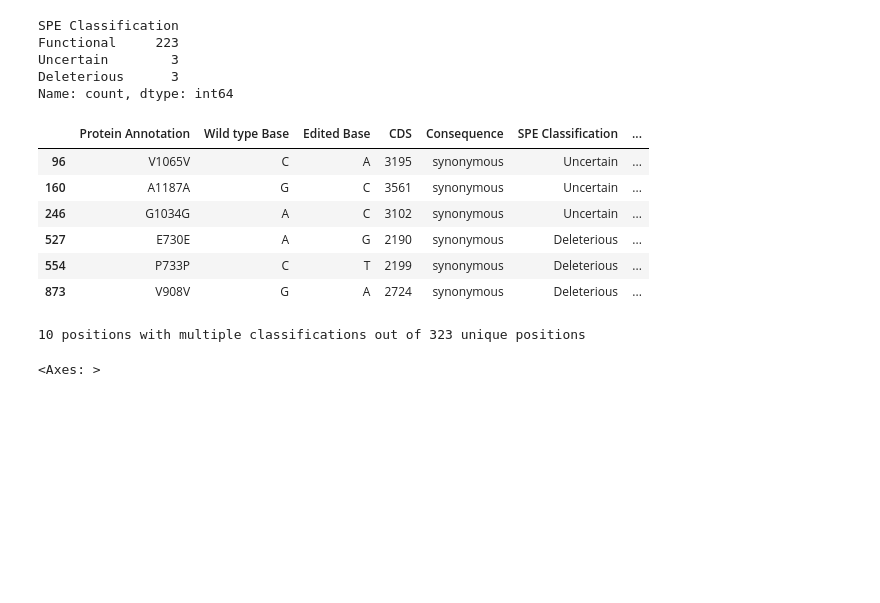
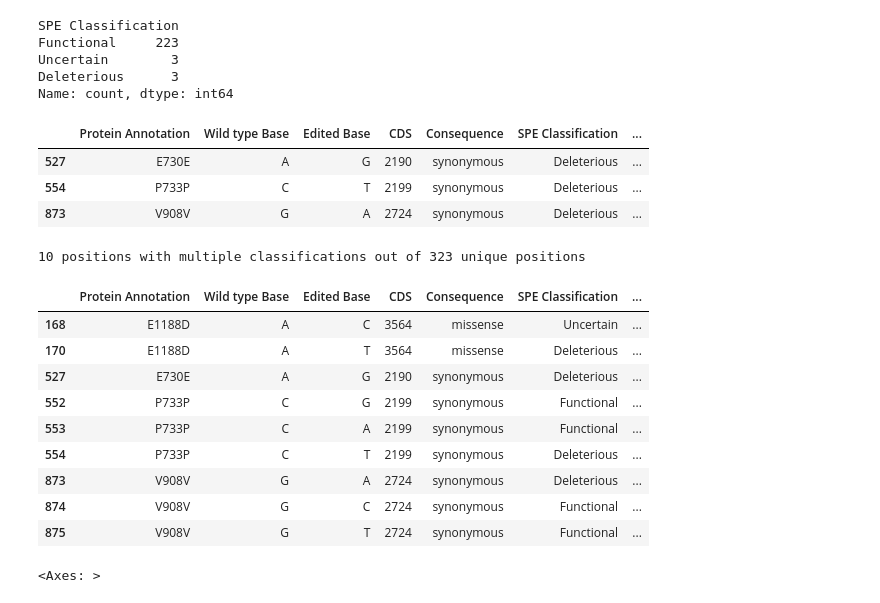
Before and after one commit to AnastasiyaKuznetsova/NPC1_fitness_score, a Jupyter notebook: EDA_RNA.ipynb, the cells around one changed output. Drawn from its saved outputs; the diff is of its cells as text; code cells hidden in the pictures; blank space fills up the shorter version.

```diff
--- a/EDA_RNA.ipynb
+++ b/EDA_RNA.ipynb
@@ -86,12 +86,9 @@ Uncertain        3
 Deleterious      3
 Name: count, dtype: int64
 # %%
-df[(df['Consequence'] == "synonymous") & (df['SPE Classification'].isin(["Deleterious", "Uncertain"]))]
+df[(df['Consequence'] == "synonymous") & (df['SPE Classification'].isin(["Deleterious"]))]
 # %% [output]
 |  | Protein Annotation | Wild type Base | Edited Base | CDS | Consequence | SPE Classification | ... |
-| 96 | V1065V | C | A | 3195 | synonymous | Uncertain | ... |
-| 160 | A1187A | G | C | 3561 | synonymous | Uncertain | ... |
-| 246 | G1034G | A | C | 3102 | synonymous | Uncertain | ... |
 | 527 | E730E | A | G | 2190 | synonymous | Deleterious | ... |
 | 554 | P733P | C | T | 2199 | synonymous | Deleterious | ... |
 | 873 | V908V | G | A | 2724 | synonymous | Deleterious | ... |
@@ -104,6 +103,19 @@ print(f"{len(mixed_pos)} positions with multiple classifications out of {len(df[
 #df[df['Protein Annotation'].isin(mixed_pos)]
 # %% [output]
 10 positions with multiple classifications out of 323 unique positions
+# %%
+df.loc[df['Protein Annotation'].isin(['E1188D', 'E730E', 'P733P', 'V908V']),:]
+# %% [output]
+|  | Protein Annotation | Wild type Base | Edited Base | CDS | Consequence | SPE Classification | ... |
+| 168 | E1188D | A | C | 3564 | missense | Uncertain | ... |
+| 170 | E1188D | A | T | 3564 | missense | Deleterious | ... |
+| 527 | E730E | A | G | 2190 | synonymous | Deleterious | ... |
+| 552 | P733P | C | G | 2199 | synonymous | Functional | ... |
+| 553 | P733P | C | A | 2199 | synonymous | Functional | ... |
+| 554 | P733P | C | T | 2199 | synonymous | Deleterious | ... |
+| 873 | V908V | G | A | 2724 | synonymous | Deleterious | ... |
+| 874 | V908V | G | C | 2724 | synonymous | Functional | ... |
+| 875 | V908V | G | T | 2724 | synonymous | Functional | ... |
 # %%
 df['Function Score'].hist()
 # %% [output]
```
Also changed, not shown: parts of 2 cells of this notebook, 3 other files.
